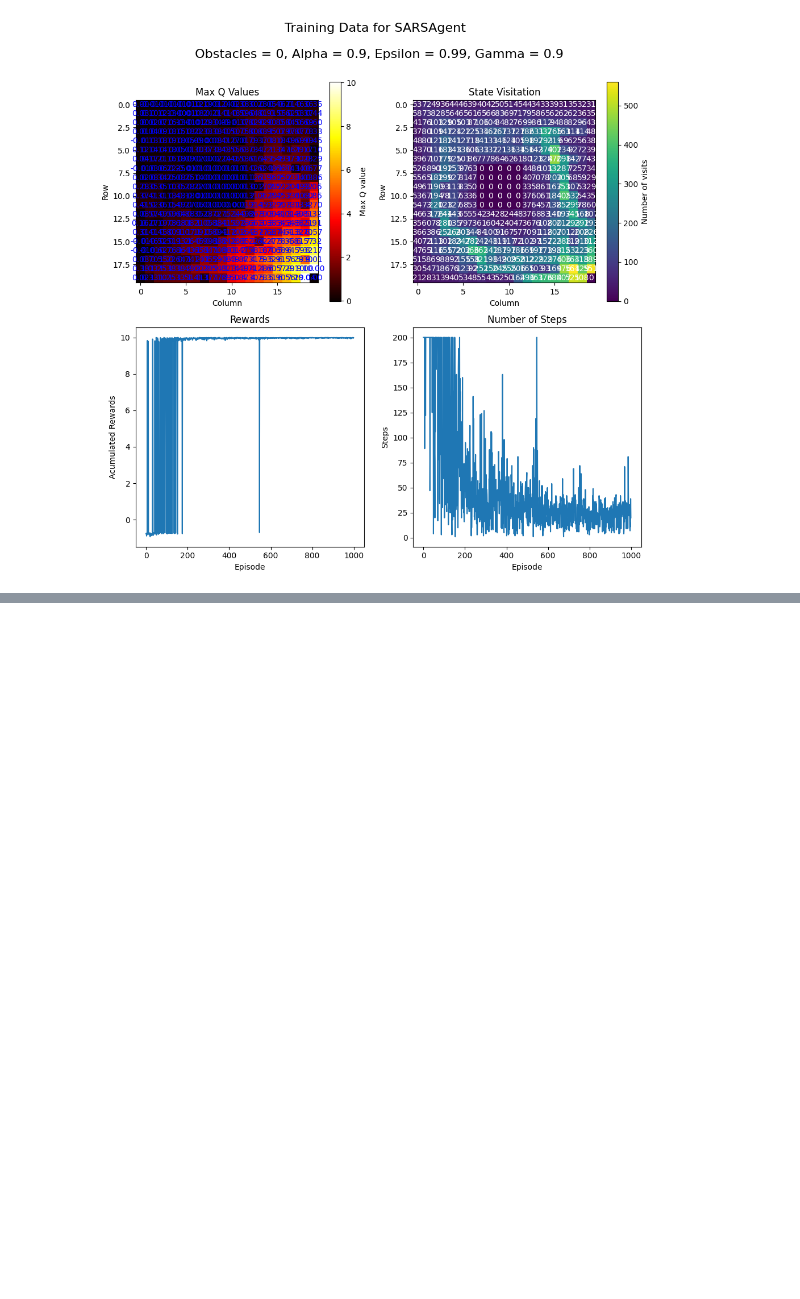
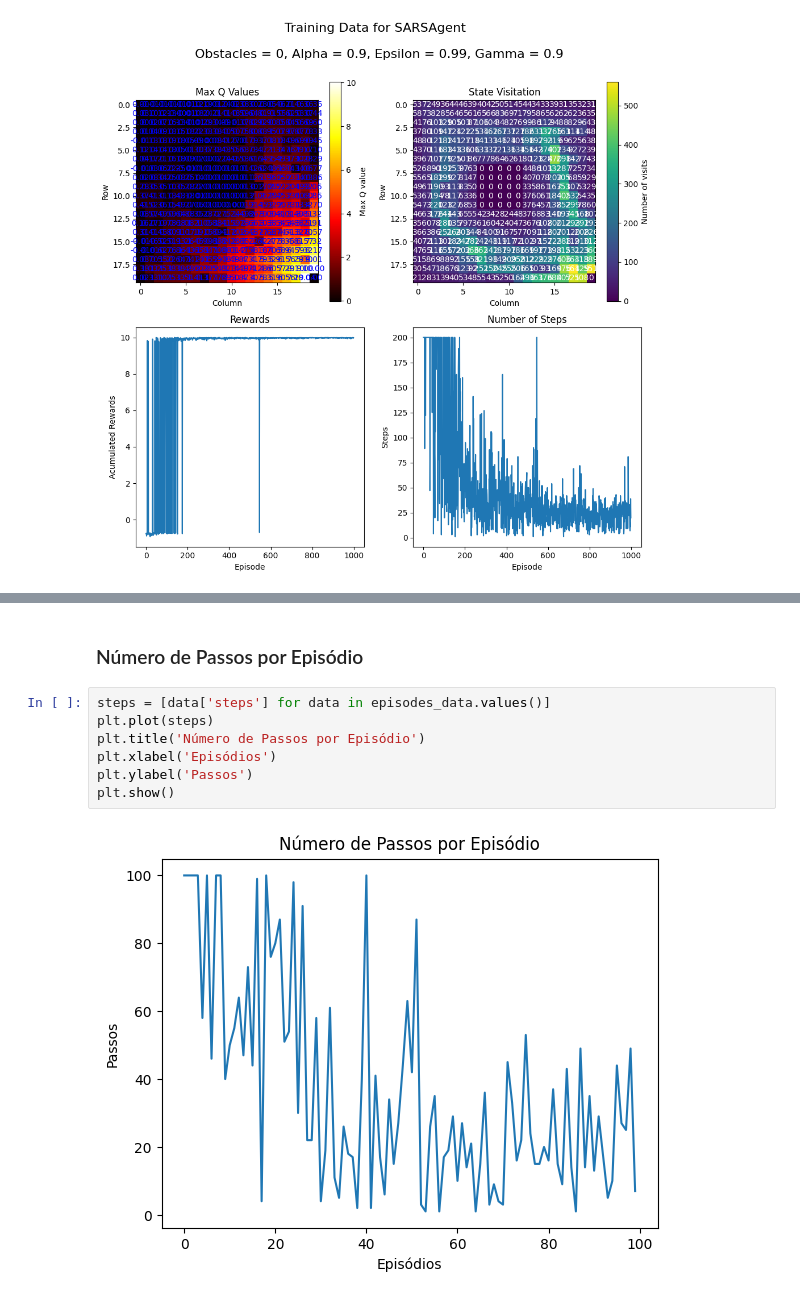
Before and after one commit to kozta/maze_game, a Jupyter notebook: beta.ipynb, the cells around one changed output, grey strips where cells are left out. Drawn from its saved outputs; the diff is of its cells as text; blank space fills up the shorter version.

```diff
--- a/beta.ipynb
+++ b/beta.ipynb
@@ -2758,0 +2655,11 @@ KeyboardInterrupt:
+# %% [markdown]
+### Número de Passos por Episódio
+# %%
+steps = [data['steps'] for data in episodes_data.values()]
+plt.plot(steps)
+plt.title('Número de Passos por Episódio')
+plt.xlabel('Episódios')
+plt.ylabel('Passos')
+plt.show()
+# %% [output]
+[figure, added]
```
Also changed, not shown: parts of 18 cells of this notebook.
